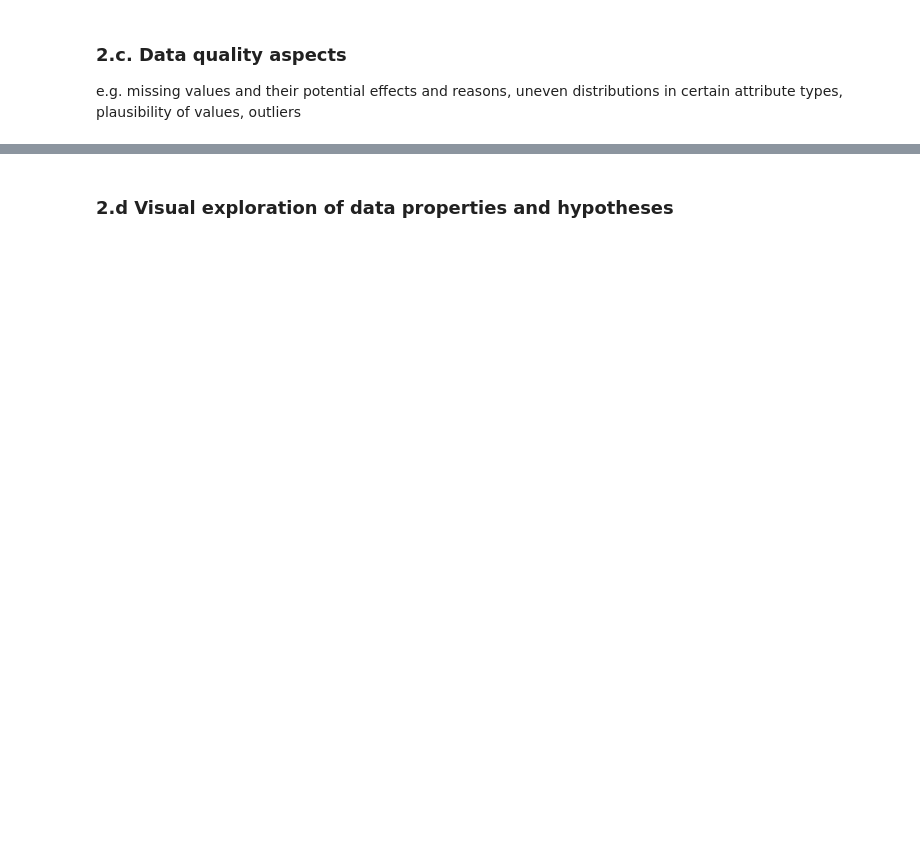
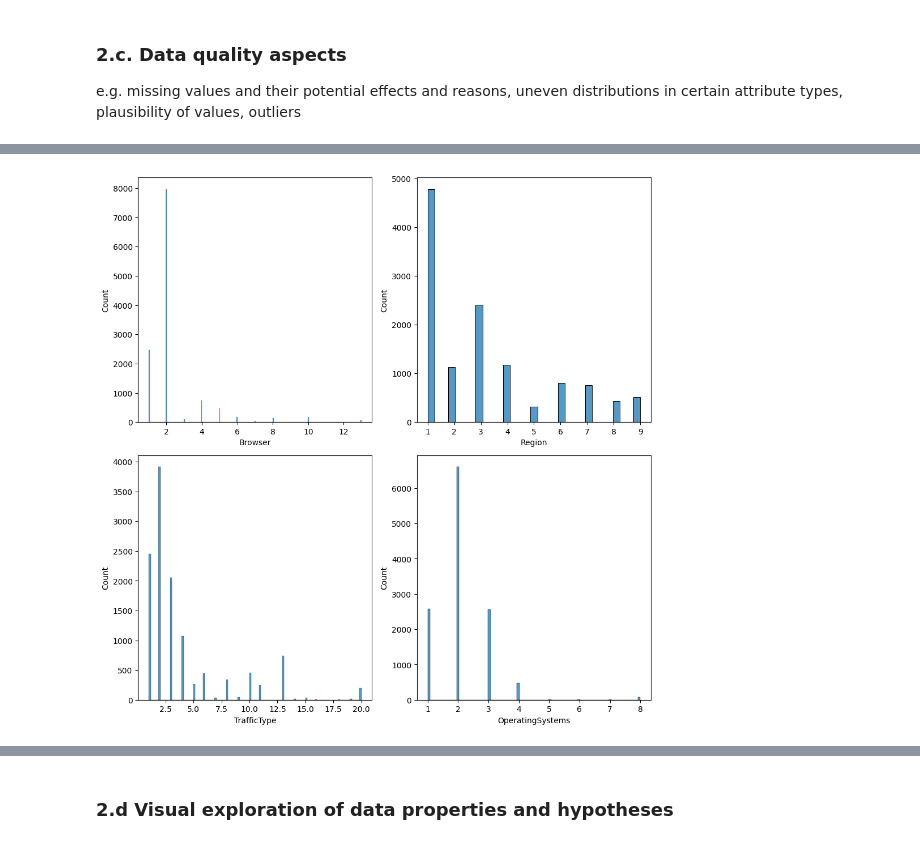
Before and after one commit to mzitad/shoppers_intention, a Jupyter notebook: Shoppers_intention.ipynb, the cells around one changed output, grey strips where cells are left out. Cells and saved outputs as stored; diff of their text form; code cells hidden in the pictures; blank space fills up the shorter version.

```diff
--- a/Shoppers_intention.ipynb
+++ b/Shoppers_intention.ipynb
@@ -1073,0 +1438,26 @@ str(uuid.uuid4())
+# %%
+# Distributions of categorical attributes
+plt.figure(figsize=(10, 10))
+
+plt.subplot(2, 2, 1)
+sns.histplot(shopping_df["Browser"])
+
+plt.subplot(2, 2, 2)
+sns.histplot(shopping_df["Region"])
+
+plt.subplot(2, 2, 3)
+sns.histplot(shopping_df["TrafficType"])
+
+plt.subplot(2, 2, 4)
+sns.histplot(shopping_df["OperatingSystems"])
+
+# Save the plot to figures/categorical_distributions
+os.makedirs("figures", exist_ok=True)
+plt.savefig("figures/categorical_distributions.png", dpi=150)
+
+categorical_distribution_output ="figures/categorical_distributions.png"
+
+plt.tight_layout()
+plt.show()
+# %% [output]
+[figure, added]
```
Also changed, not shown: parts of 49 cells of this notebook.
